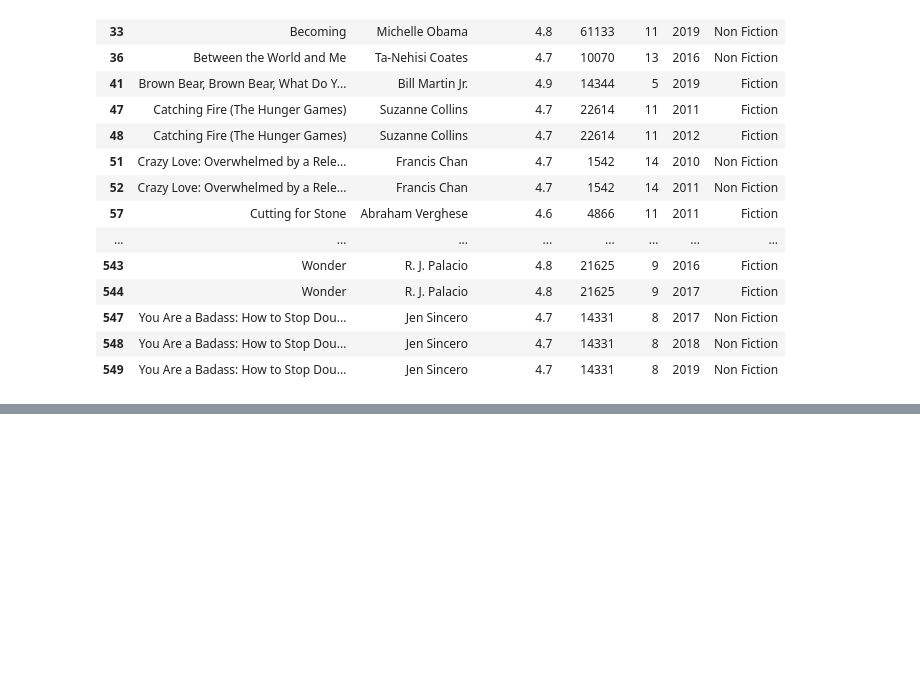
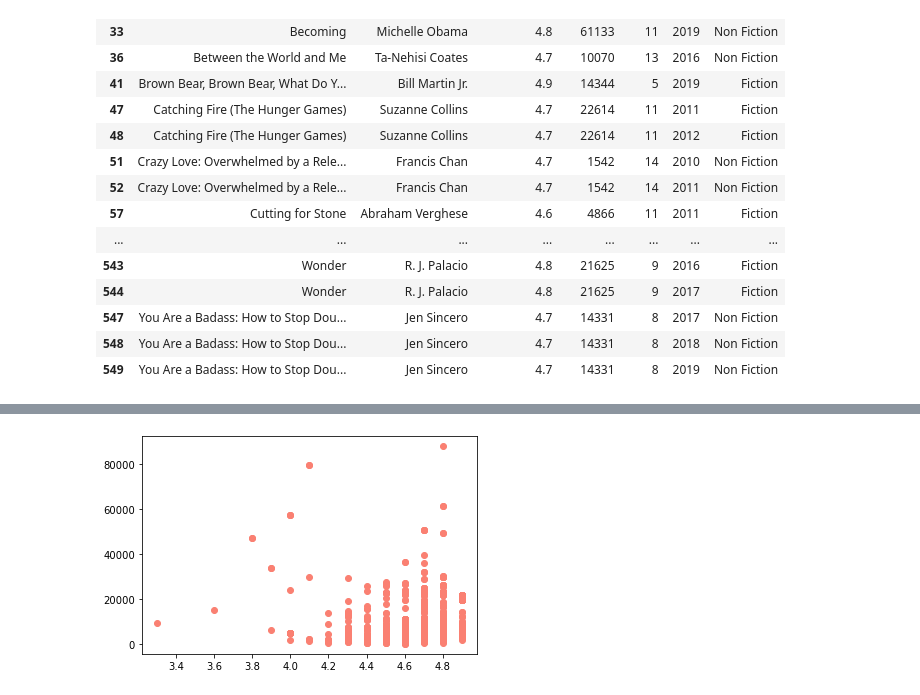
Before and after one commit to Charles2005/Amazon-Bestselling-Books-EDA, a Jupyter notebook: Files/Amazon-Top-Books-EDA.ipynb, the cells around one changed output, grey strips where cells are left out. Saved outputs shown, nothing was run; the diff lists cells and outputs as text; code cells hidden in the pictures; blank space fills up the shorter version.

```diff
--- a/Files/Amazon-Top-Books-EDA.ipynb
+++ b/Files/Amazon-Top-Books-EDA.ipynb
@@ -187,0 +207,4 @@ df_duplicated
+# %%
+plt.scatter(x=df["User Rating"], y=df["Reviews"], c="salmon");
+# %% [output]
+[figure, added]
```
Also changed, not shown: parts of 6 cells of this notebook.
